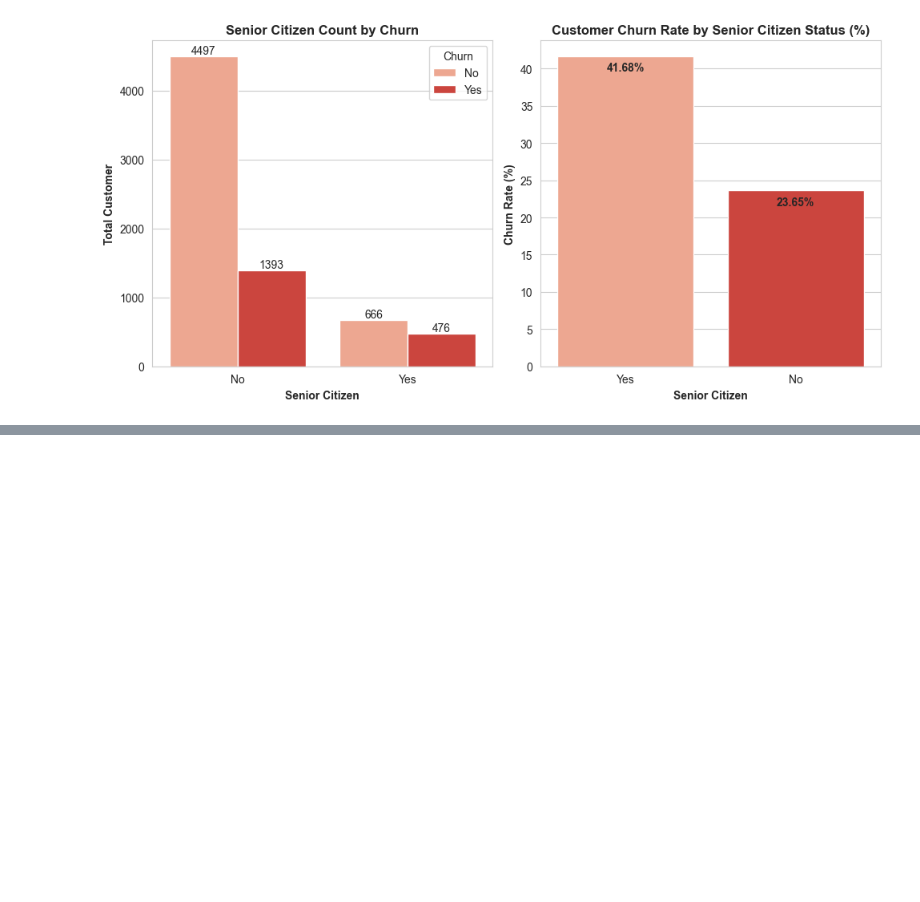
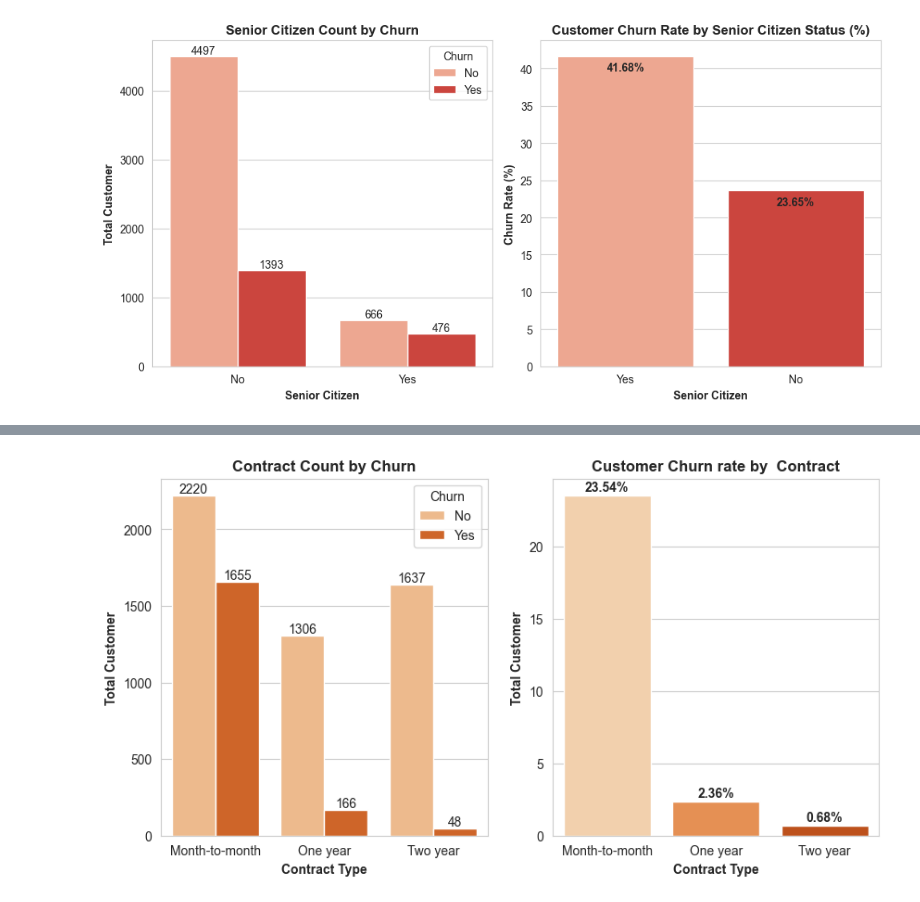
Before and after one commit to Md-Maruf-1727/customer-churn-prediction-ml, a Jupyter notebook: NoteBooks/03_eda_visualization.ipynb, the cells around one changed output, grey strips where cells are left out. Drawn from its saved outputs; the diff is of its cells as text; code cells hidden in the pictures; blank space fills up the shorter version.

Commit message:
Contract

```diff
--- a/NoteBooks/03_eda_visualization.ipynb
+++ b/NoteBooks/03_eda_visualization.ipynb
@@ -185,0 +190,36 @@ for i, value in enumerate(partner_churn_rate_yes.values):
+# %%
+fig, axes = plt.subplots(1, 2, figsize=(10, 5))
+
+sns.countplot(
+    data=df,
+    x= 'Contract',
+    hue='Churn',
+    palette='Oranges',
+    ax = axes[0]
+)
+
+axes[0].set_title("Contract Count by Churn", weight='bold')
+axes[0].set_xlabel("Contract Type", weight='bold')
+axes[0].set_ylabel("Total Customer", weight='bold')
+
+for container in axes[0].containers:
+    axes[0].bar_label(container)
+
+
+contract_churn_rate = pd.crosstab(df['Contract'], df['Churn'], normalize=True)*100
+contract_churn_rate_yes = contract_churn_rate['Yes'].sort_values(ascending=False)
+
+sns.barplot(
+    x=contract_churn_rate_yes.index,
+    y=contract_churn_rate_yes.values,
+    palette='Oranges',
+    ax= axes[1]
+)
+axes[1].set_title("Customer Churn rate by  Contract", weight='bold')
+axes[1].set_xlabel("Contract Type", weight='bold')
+axes[1].set_ylabel("Total Customer", weight='bold')
+
+for i, value in enumerate(contract_churn_rate_yes.values):
+    axes[1].text(i, value + 0.3, f"{value:.2f}%", ha='center', weight='bold')
+# %% [output]
+[figure, added]
```
Also changed, not shown: parts of 1 cell of this notebook.
